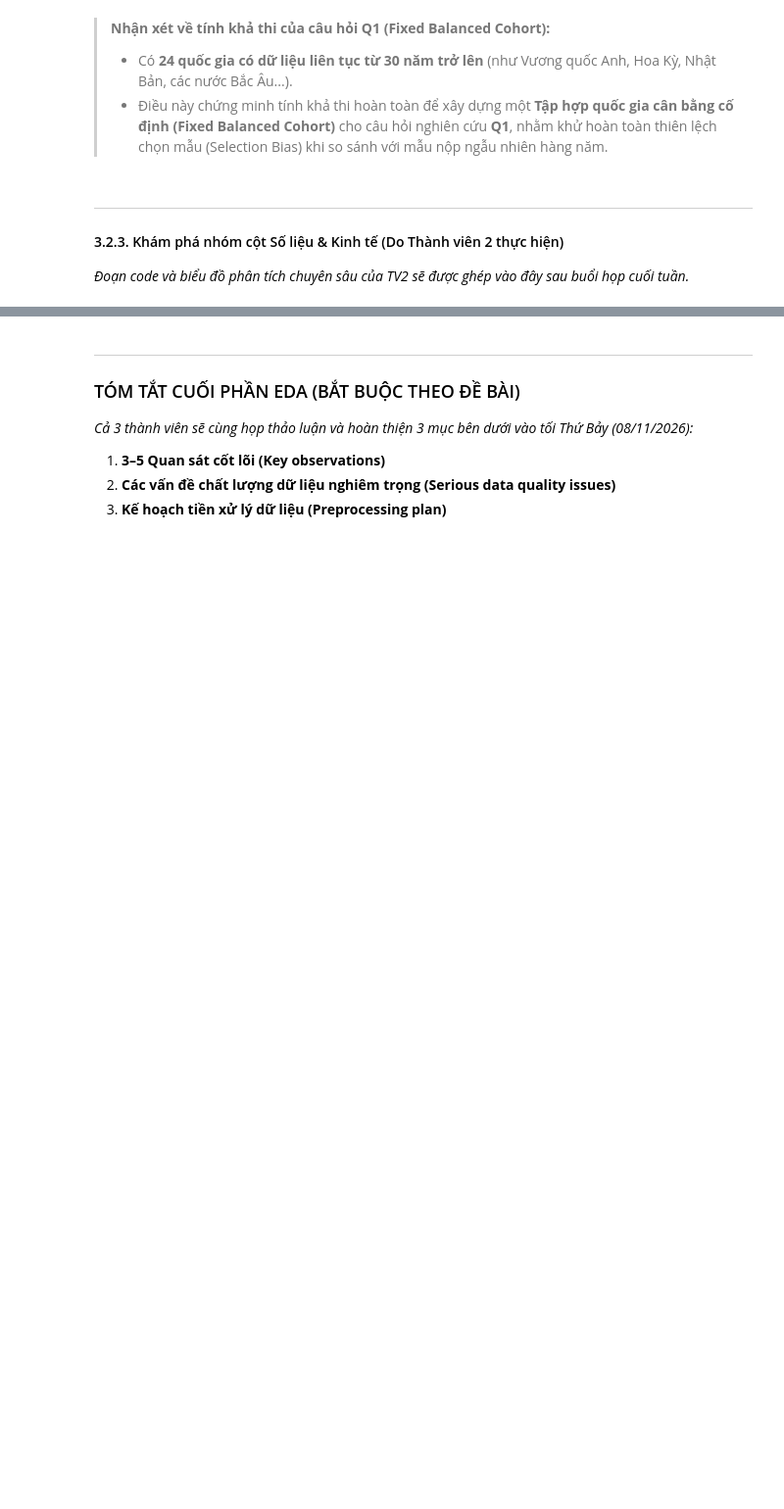
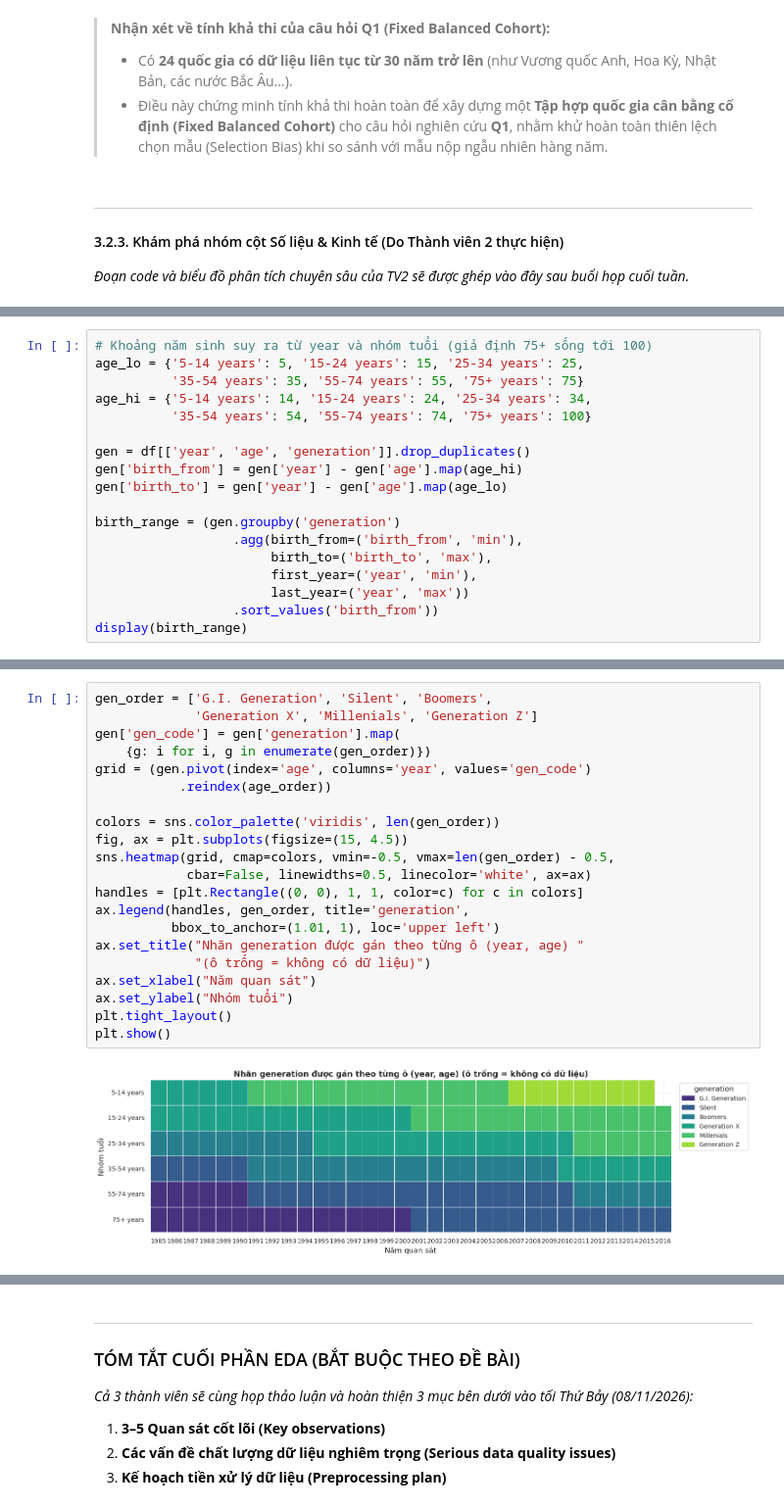
Before and after one commit to 24122039Kien/HCMUS_HKD_program_for_data_scientists, a Jupyter notebook: notebooks/01_collection_exploration.ipynb, the cells around one changed output, grey strips where cells are left out. Shown at 98% size. Saved outputs shown, nothing was run; the diff lists cells and outputs as text; blank space fills up the shorter version.

```diff
--- a/notebooks/01_collection_exploration.ipynb
+++ b/notebooks/01_collection_exploration.ipynb
@@ -226,0 +404,18 @@ Số quốc gia có dữ liệu ngắn hạn (< 15 năm)    : 17 quốc gia
+# %%
+# Khoảng năm sinh suy ra từ year và nhóm tuổi (giả định 75+ sống tới 100)
+age_lo = {'5-14 years': 5, '15-24 years': 15, '25-34 years': 25,
+          '35-54 years': 35, '55-74 years': 55, '75+ years': 75}
+age_hi = {'5-14 years': 14, '15-24 years': 24, '25-34 years': 34,
+          '35-54 years': 54, '55-74 years': 74, '75+ years': 100}
+
+gen = df[['year', 'age', 'generation']].drop_duplicates()
+gen['birth_from'] = gen['year'] - gen['age'].map(age_hi)
+gen['birth_to'] = gen['year'] - gen['age'].map(age_lo)
+
+birth_range = (gen.groupby('generation')
+                  .agg(birth_from=('birth_from', 'min'),
+                       birth_to=('birth_to', 'max'),
+                       first_year=('year', 'min'),
+                       last_year=('year', 'max'))
+                  .sort_values('birth_from'))
+display(birth_range)
@@ -226,0 +431,23 @@ Số quốc gia có dữ liệu ngắn hạn (< 15 năm)    : 17 quốc gia
+# %%
+gen_order = ['G.I. Generation', 'Silent', 'Boomers',
+             'Generation X', 'Millenials', 'Generation Z']
+gen['gen_code'] = gen['generation'].map(
+    {g: i for i, g in enumerate(gen_order)})
+grid = (gen.pivot(index='age', columns='year', values='gen_code')
+           .reindex(age_order))
+
+colors = sns.color_palette('viridis', len(gen_order))
+fig, ax = plt.subplots(figsize=(15, 4.5))
+sns.heatmap(grid, cmap=colors, vmin=-0.5, vmax=len(gen_order) - 0.5,
+            cbar=False, linewidths=0.5, linecolor='white', ax=ax)
+handles = [plt.Rectangle((0, 0), 1, 1, color=c) for c in colors]
+ax.legend(handles, gen_order, title='generation',
+          bbox_to_anchor=(1.01, 1), loc='upper left')
+ax.set_title("Nhãn generation được gán theo từng ô (year, age) "
+             "(ô trống = không có dữ liệu)")
+ax.set_xlabel("Năm quan sát")
+ax.set_ylabel("Nhóm tuổi")
+plt.tight_layout()
+plt.show()
+# %% [output]
+[figure, added]
```
Also changed, not shown: parts of 25 cells of this notebook.
